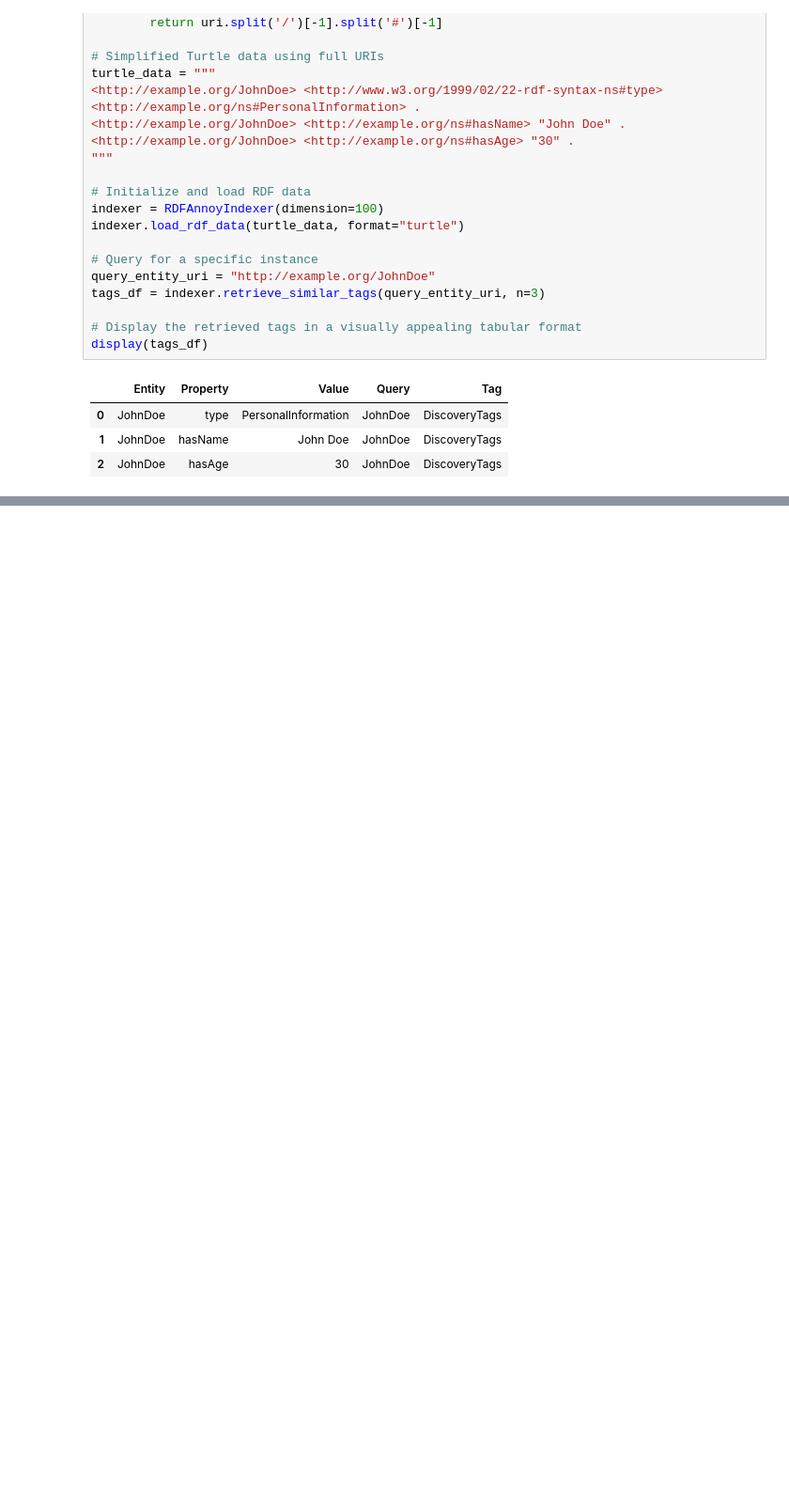
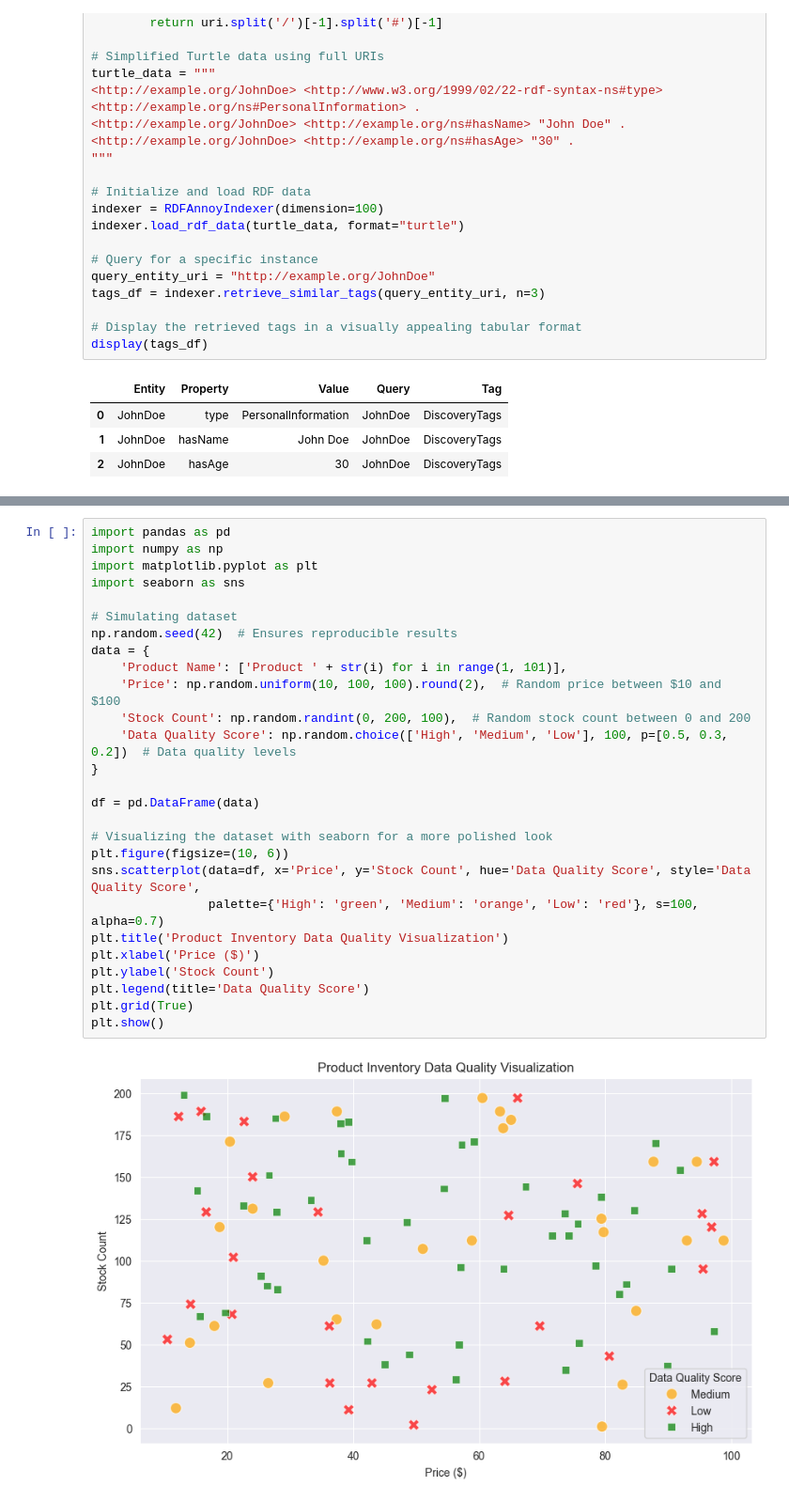
Before and after one commit to mgorav/rdf_based_tags, a Jupyter notebook: rdf_based_tags_1.4.ipynb, the cells around one changed output, grey strips where cells are left out. Shown at 94% size. Cells and saved outputs as stored; diff of their text form; blank space fills up the shorter version.

```diff
--- a/rdf_based_tags_1.4.ipynb
+++ b/rdf_based_tags_1.4.ipynb
@@ -1555,0 +1513,29 @@ display(tags_df)
+# %%
+import pandas as pd
+import numpy as np
+import matplotlib.pyplot as plt
+import seaborn as sns
+
+# Simulating dataset
+np.random.seed(42)  # Ensures reproducible results
+data = {
+    'Product Name': ['Product ' + str(i) for i in range(1, 101)],
+    'Price': np.random.uniform(10, 100, 100).round(2),  # Random price between $10 and $100
+    'Stock Count': np.random.randint(0, 200, 100),  # Random stock count between 0 and 200
+    'Data Quality Score': np.random.choice(['High', 'Medium', 'Low'], 100, p=[0.5, 0.3, 0.2])  # Data quality levels
+}
+
+df = pd.DataFrame(data)
+
+# Visualizing the dataset with seaborn for a more polished look
+plt.figure(figsize=(10, 6))
+sns.scatterplot(data=df, x='Price', y='Stock Count', hue='Data Quality Score', style='Data Quality Score',
+                palette={'High': 'green', 'Medium': 'orange', 'Low': 'red'}, s=100, alpha=0.7)
+plt.title('Product Inventory Data Quality Visualization')
+plt.xlabel('Price ($)')
+plt.ylabel('Stock Count')
+plt.legend(title='Data Quality Score')
+plt.grid(True)
+plt.show()
+# %% [output]
+[figure, added]
```
Also changed, not shown: parts of 3 cells of this notebook, 7 other files.
